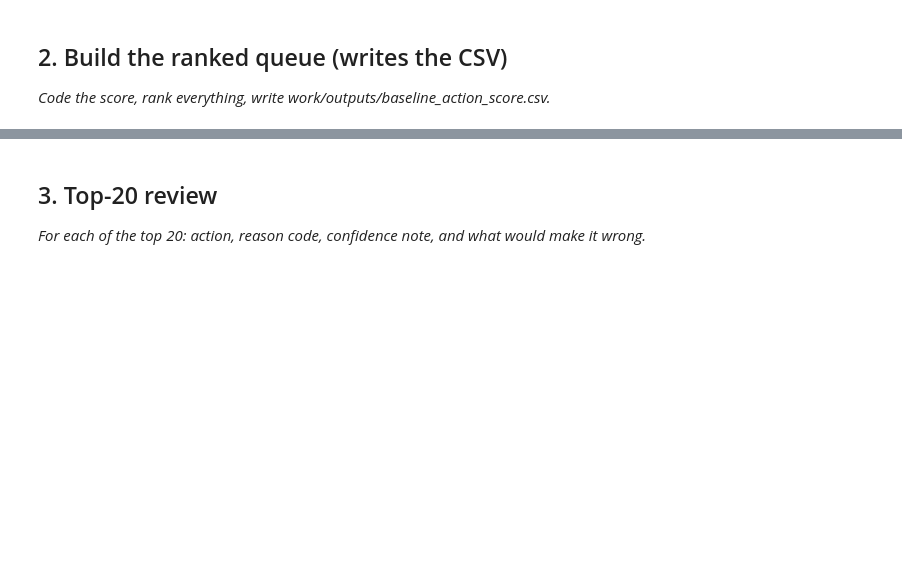
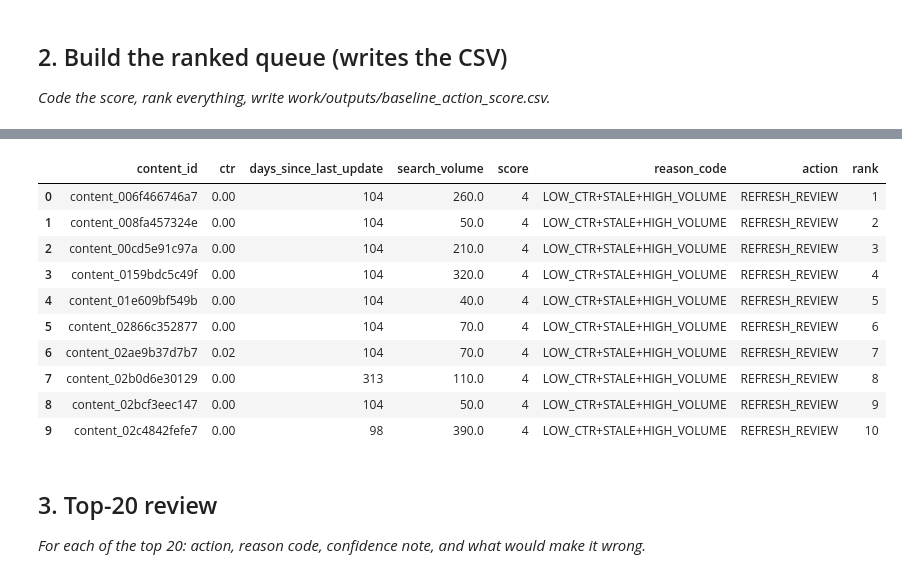
Before and after one commit to martindiarua/ML_01, a Jupyter notebook: work/notebooks/w04_baseline_score.ipynb, the cells around one changed output, grey strips where cells are left out. Drawn from its saved outputs; the diff is of its cells as text; code cells hidden in the pictures; blank space fills up the shorter version.

```diff
--- a/work/notebooks/w04_baseline_score.ipynb
+++ b/work/notebooks/w04_baseline_score.ipynb
@@ -22,0 +61,77 @@ This skeleton is yours to fill. Work the sections **in order** — each one has
+# %%
+import os
+import pandas as pd
+
+# Load the dataset
+df = pd.read_csv("../../data/raw/content_refresh_anonymized.csv")
+
+# Keep only the fields needed for the baseline
+baseline = df[
+    [
+        "content_id",
+        "ctr",
+        "days_since_last_update",
+        "search_volume"
+    ]
+].copy()
+
+# Missing values cannot contribute evidence to the rule
+baseline["ctr"] = baseline["ctr"].fillna(0)
+baseline["search_volume"] = baseline["search_volume"].fillna(0)
+
+# Start the score at zero
+baseline["score"] = 0
+
+# Apply the three rule components
+baseline.loc[baseline["ctr"] <= 0.07, "score"] += 2
+baseline.loc[baseline["days_since_last_update"] > 90, "score"] += 1
+baseline.loc[baseline["search_volume"] > 20, "score"] += 1
+
+# Reason codes
+def get_reason(row):
+    reasons = []
+
+    if row["ctr"] <= 0.07:
+        reasons.append("LOW_CTR")
+
+    if row["days_since_last_update"] > 90:
+        reasons.append("STALE")
+
+    if row["search_volume"] > 20:
+        reasons.append("HIGH_VOLUME")
+
+    return "+".join(reasons) if reasons else "NONE"
+
+baseline["reason_code"] = baseline.apply(get_reason, axis=1)
+
+# Create action labels
+baseline["action"] = baseline["score"].map(
+    lambda x:
+        "REFRESH_REVIEW" if x >= 3
+        else "MONITOR" if x >= 1
+        else "NO_ACTION"
+)
+
+# Rank the queue
+baseline = baseline.sort_values(
+    by=["score", "content_id"],
+    ascending=[False, True]
+).reset_index(drop=True)
+
+baseline["rank"] = baseline.index + 1
+
+# Output directory
+os.makedirs("../outputs", exist_ok=True)
+
+output_path = "../outputs/baseline_action_score.csv"
+baseline.to_csv(output_path, index=False)
+
+print("Ranked queue created:", output_path)
+print("Rows:", len(baseline))
+
+print("\nAction distribution:")
+print(baseline["action"].value_counts())
+
+print("\nTop 10:")
+display(baseline.head(10))
+# %% [output]
@@ -23,3 +149,14 @@ This skeleton is yours to fill. Work the sections **in order** — each one has
+|  | content_id | ctr | days_since_last_update | search_volume | score | reason_code | action | rank |
+| 0 | content_006f466746a7 | 0.00 | 104 | 260.0 | 4 | LOW_CTR+STALE+HIGH_VOLUME | REFRESH_REVIEW | 1 |
+| 1 | content_008fa457324e | 0.00 | 104 | 50.0 | 4 | LOW_CTR+STALE+HIGH_VOLUME | REFRESH_REVIEW | 2 |
+| 2 | content_00cd5e91c97a | 0.00 | 104 | 210.0 | 4 | LOW_CTR+STALE+HIGH_VOLUME | REFRESH_REVIEW | 3 |
+| 3 | content_0159bdc5c49f | 0.00 | 104 | 320.0 | 4 | LOW_CTR+STALE+HIGH_VOLUME | REFRESH_REVIEW | 4 |
+| 4 | content_01e609bf549b | 0.00 | 104 | 40.0 | 4 | LOW_CTR+STALE+HIGH_VOLUME | REFRESH_REVIEW | 5 |
+| 5 | content_02866c352877 | 0.00 | 104 | 70.0 | 4 | LOW_CTR+STALE+HIGH_VOLUME | REFRESH_REVIEW | 6 |
+| 6 | content_02ae9b37d7b7 | 0.02 | 104 | 70.0 | 4 | LOW_CTR+STALE+HIGH_VOLUME | REFRESH_REVIEW | 7 |
+| 7 | content_02b0d6e30129 | 0.00 | 313 | 110.0 | 4 | LOW_CTR+STALE+HIGH_VOLUME | REFRESH_REVIEW | 8 |
+| 8 | content_02bcf3eec147 | 0.00 | 104 | 50.0 | 4 | LOW_CTR+STALE+HIGH_VOLUME | REFRESH_REVIEW | 9 |
+| 9 | content_02c4842fefe7 | 0.00 | 98 | 390.0 | 4 | LOW_CTR+STALE+HIGH_VOLUME | REFRESH_REVIEW | 10 |
 # %% [markdown]
 ## 3. Top-20 review
 
```
Also changed, not shown: parts of 13 cells of this notebook.
